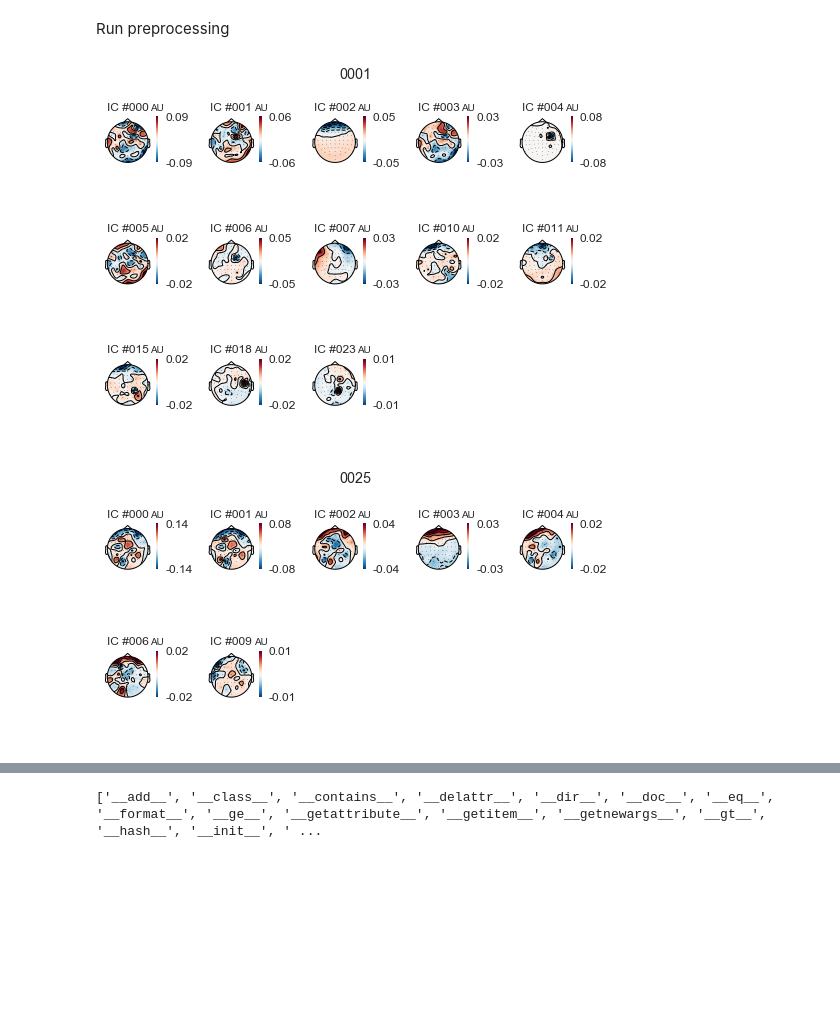
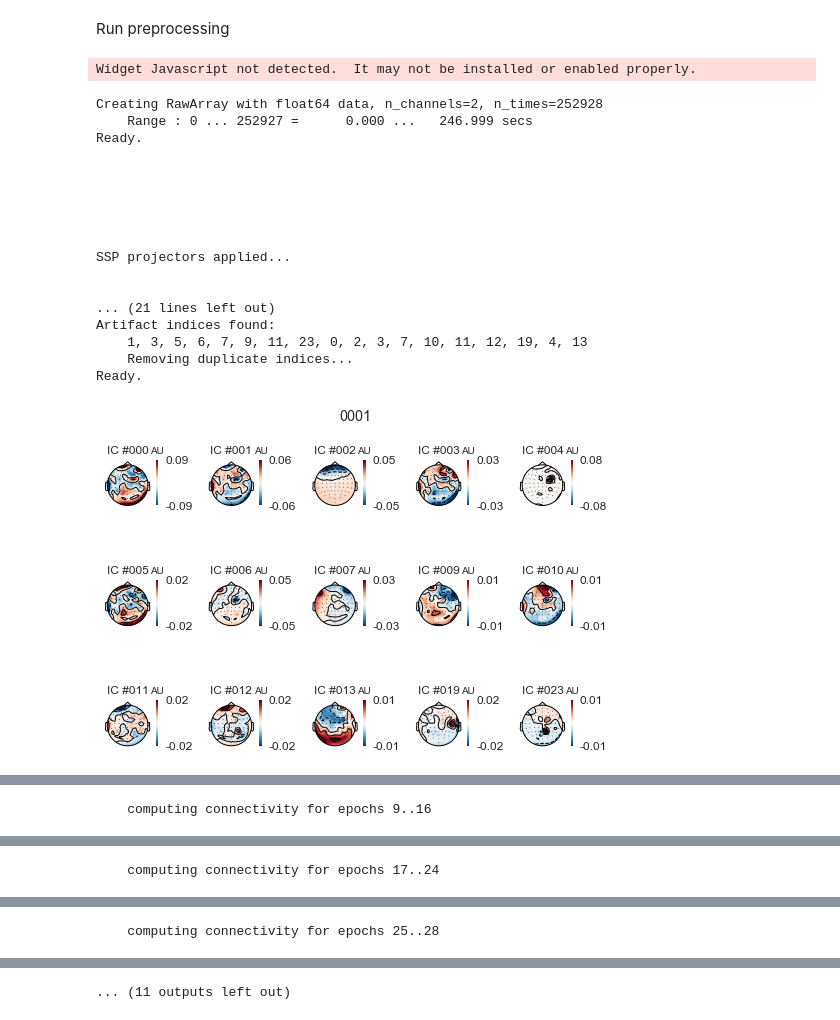
Before and after one commit to rb643/resting_state_eeg, a Jupyter notebook: resting_state_eeg.ipynb, the cells around one changed output, grey strips where cells are left out. Drawn from its saved outputs; the diff is of its cells as text; code cells hidden in the pictures; blank space fills up the shorter version.

Commit message:
Segmenting data, saving in diff. format
- Now segments data into 4s segments
- saves data to csv file in three columns (channel pair and connection strength)

```diff
--- a/resting_state_eeg.ipynb
+++ b/resting_state_eeg.ipynb
@@ -24,7 +24,7 @@ from pathlib import Path
 import os
 
 # avoid MNE being too verbose
-mne.set_log_level('ERROR')
+mne.set_log_level('INFO')
 # %% [markdown]
 List all files
 # %%
@@ -38,8 +38,12 @@ for raw in raws():
 # %% [markdown]
 Run preprocessing
 # %%
-for raw, event in zip(raws(), events()):
+# length of segments over which analysis is run:
+segment_length = 4
 
+for raw, event in tqdm(zip(raws(), events()), total=n):
+
+    original_frequency = raw.info['sfreq']
 
     # load the raw data
     raw = raw.load_data()
@@ -62,48 +66,80 @@ for raw, event in zip(raws(), events()):
     # drop extra channels (not used)
     raw = raw.drop_channels(['EXG7', 'EXG8'])
     # resample the data (w/ parallel processing)
-    raw = raw.resample(512, n_jobs = 6)
+    raw = raw.resample(256, n_jobs = 6)
 
 
     # set the average of the mastoids as reference
     raw = raw.set_eeg_reference()
     raw = raw.apply_proj()
 
     # filter the EOG data
     raw = raw.filter(0.5, 15, picks=mne.pick_types(raw.info, eeg=False, eog=True), n_jobs=6)
     # filter the EEG data (bandstop for mains and all harmonics)
     raw = raw.notch_filter(np.arange(50, raw.info['lowpass'], 50), n_jobs=6)
     # high-pass filter the data
     raw = raw.filter(0.5, 45)
 
     # run an ICA to remove components correlated with both horizontal and vertical EOG traces
     seed = np.random.RandomState(2017)
 
     ica = mne.preprocessing.run_ica(raw, n_components=0.99, max_pca_components=64,
                                     random_state=seed, eog_ch=['HEOG', 'VEOG'],
                                     picks=mne.pick_types(raw.info, eeg=True))
 
     # plot the components to be excluded:
     ica.plot_components(picks=ica.exclude, title=subid, colorbar=True)
 
     # apply the ICA correction:
     raw = ica.apply(raw)
 
+    # edit the event structure to chop into 4s segments:
+    sample_frequency = raw.info['sfreq']
+    starttimes = event[(1, 3), 0] // (original_frequency / sample_frequency)
+    event = np.stack([
+        np.concatenate([np.arange(time + (segment_length / 2) * sample_frequency,
+                                  time + (60 - segment_length / 2) * sample_frequency,
+                                  segment_length * sample_frequency,
+                                  dtype=int)
+                        for time in starttimes]),
+        np.zeros((60 - segment_length) // 2, dtype=int),
+        102 + np.zeros((60 - segment_length) // 2, dtype=int)
+    ], axis=1)
+
     # epoch the data to include only eyes closed:
-    epochs = mne.Epochs(raw, event, event_id={'eyes closed': 102}, tmin=0, tmax=55, preload=True)
-    # remove the first 5 seconds
-    epochs = epochs.crop(tmin=5)
+    epochs = mne.Epochs(raw, event, event_id={'eyes closed': 102}, tmin=0, tmax=segment_length, preload=True)
+
+    # only calculate connectivity for scalp electrodes:
+    picks = mne.pick_types(epochs.info, eeg=True)
+    connection_pairs = mne.connectivity.seed_target_indices(picks, picks)
 
     # perform the connectivity analysis:
-    conn = mne.connectivity.spectral_connectivity(epochs, method='wpli',
-                                                  mode='multitaper', fmin=1, fmax=40,
-                                                  faverage=True, n_jobs=2)
+    conn, freqs, times, n_epochs, n_tapers = mne.connectivity.spectral_connectivity(
+        epochs, method='wpli', mode='multitaper', fmin=2, fmax=40, faverage=True,
+        indices=connection_pairs, n_jobs=8
+    )
 
     # save individual arrays of each subject (there is probably a better way than to go via numpy to pandas to save this...)
-    output = np.asarray(conn)
-    df = pd.DataFrame(output)
-    savename = ('./Output/'+subid+'_conn.csv')
-    df.to_csv(savename)
+    pd.DataFrame({'channel_1': connection_pairs[0],
+                  'channel_2': connection_pairs[1],
+                  'connectivity': conn.squeeze()}).to_csv('./Output/'+subid+'_conn.csv')
 # %% [output]
+Widget Javascript not detected.  It may not be installed or enabled properly.
+Creating RawArray with float64 data, n_channels=2, n_times=252928
+    Range : 0 ... 252927 =      0.000 ...   246.999 secs
+Ready.
+
+
+
+
+
+
+SSP projectors applied...
+
+
+... (21 lines left out)
+Artifact indices found:
+    1, 3, 5, 6, 7, 9, 11, 23, 0, 2, 3, 7, 10, 11, 12, 19, 4, 13
+    Removing duplicate indices...
+Ready.
-[figure, old version]
+[figure, new version]
-[figure, removed]
@@ -109,0 +163 @@ for raw, event in zip(raws(), events()):
+    computing connectivity for epochs 9..16
@@ -109,0 +168 @@ for raw, event in zip(raws(), events()):
+    computing connectivity for epochs 17..24
@@ -109,0 +171 @@ for raw, event in zip(raws(), events()):
+    computing connectivity for epochs 25..28
@@ -110,4 +195 @@ for raw, event in zip(raws(), events()):
+... (11 outputs left out)
-# %%
-dir(conn)
-# %% [output]
-['__add__', '__class__', '__contains__', '__delattr__', '__dir__', '__doc__', '__eq__', '__format__', '__ge__', '__getattribute__', '__getitem__', '__getnewargs__', '__gt__', '__hash__', '__init__', ' ...
```
Also changed, not shown: parts of 2 cells of this notebook, 2 other files.
